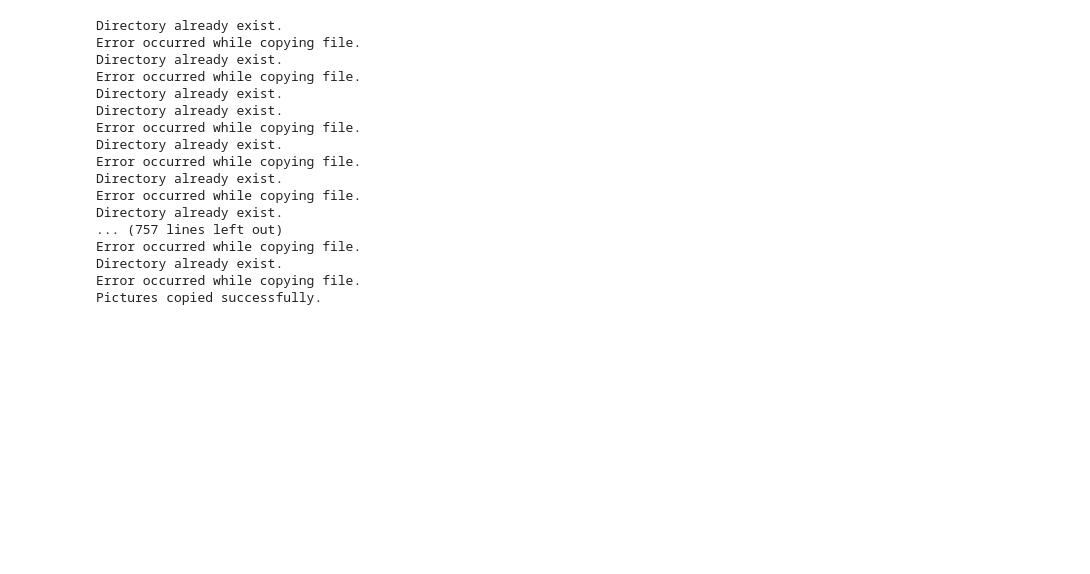
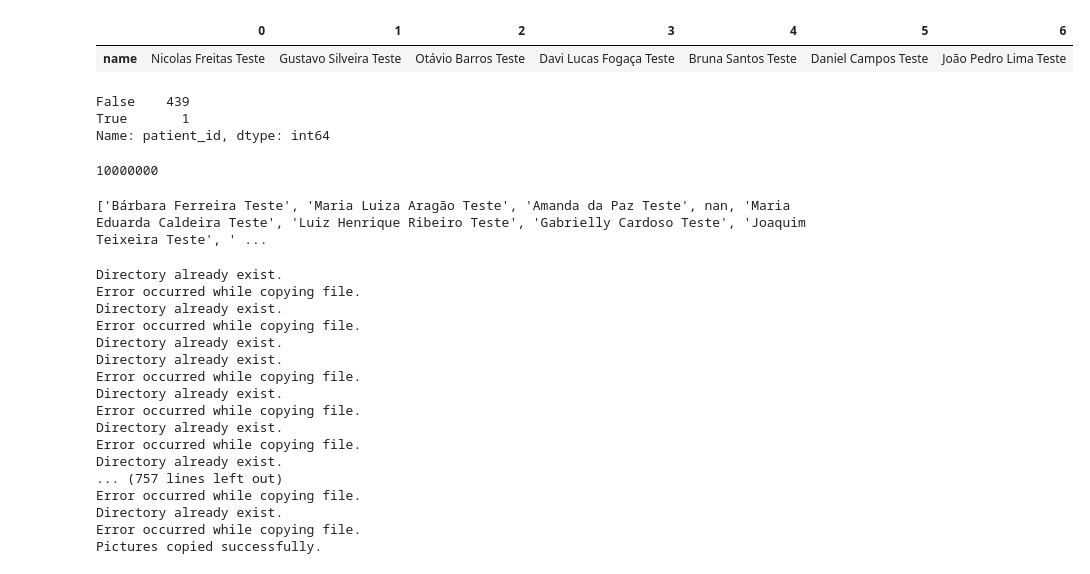
Before and after one commit to jeas560/iclinic-migration-challenge, a Jupyter notebook: desafio_base2_evolucao.ipynb, the cells around one changed output. Cells and saved outputs as stored; diff of their text form; code cells hidden in the pictures; blank space fills up the shorter version.

Commit message:
linking base2_evolucao with patient.cvs

```diff
--- a/desafio_base2_evolucao.ipynb
+++ b/desafio_base2_evolucao.ipynb
@@ -105,3 +70,29 @@ df['birth_date'] = pd.to_datetime(df['birth_date'],format='%Y%m%d').dt.date
+# %%
+# Tratamento 'patient_name'
+df_patient_names = pd.read_csv('desafio-base2-output/patient.csv', usecols = ["name"])
+df_patient_names.head(7).T
+# %% [output]
+|  | 0 | 1 | 2 | 3 | 4 | 5 | 6 |
+| name | Nicolas Freitas Teste | Gustavo Silveira Teste | Otávio Barros Teste | Davi Lucas Fogaça Teste | Bruna Santos Teste | Daniel Campos Teste | João Pedro Lima Teste |
+# %%
+teste = df['patient_id'].astype(str).str.contains(r'^427')
+print(teste.value_counts())
+# %% [output]
+False    439
+True       1
+Name: patient_id, dtype: int64
+# %%
+teste = df['patient_id'].values
+print(teste.max())
+# %% [output]
+10000000
+# %%
+df['patient_id'] = df['patient_id'].replace({np.nan: 0})
+df['patient_id'] = [x if x <= df_patient_names.size else 0 for x in df['patient_id'] ]
+index = df['patient_id'].values
+df['patient_name'] = [ df_patient_names['name'][i] if i != 0 else np.nan for i in index ]
+# %% [output]
+['Bárbara Ferreira Teste', 'Maria Luiza Aragão Teste', 'Amanda da Paz Teste', nan, 'Maria Eduarda Caldeira Teste', 'Luiz Henrique Ribeiro Teste', 'Gabrielly Cardoso Teste', 'Joaquim Teixeira Teste', ' ...
 # %%
 # Tratamento 'gender'
 # Não tem valores nulos
```
Also changed, not shown: parts of 7 cells of this notebook, 2 other files.
